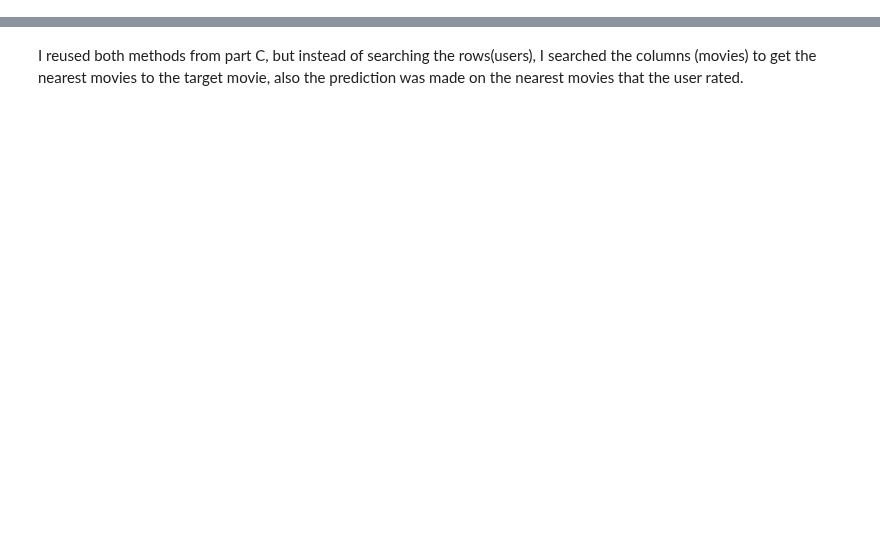
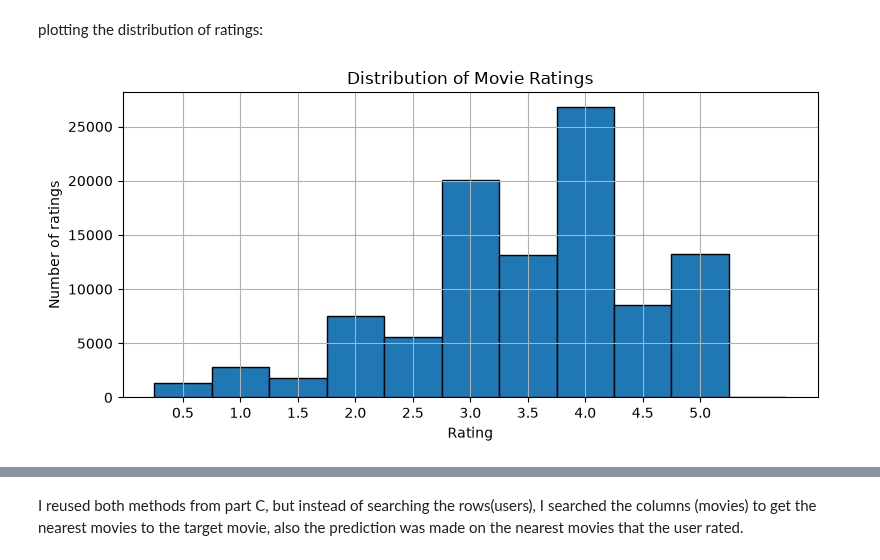
Before and after one commit to hagermaged/MachineLearning_Fall26, a Jupyter notebook: part2/part2.ipynb, the cells around one changed output, grey strips where cells are left out. Saved outputs shown, nothing was run; the diff lists cells and outputs as text; code cells hidden in the pictures; blank space fills up the shorter version.

```diff
--- a/part2/part2.ipynb
+++ b/part2/part2.ipynb
@@ -0,0 +1,10 @@
+# %%
+import pandas as pd
+import numpy as np
+import matplotlib.pyplot as plt
+
+ratings = pd.read_csv("data/ratings.csv")
+movies = pd.read_csv("data/movies.csv")
+
+display(ratings.head())
+display(movies.head())
@@ -0,0 +74,19 @@
+# %% [markdown]
+plotting the distribution of ratings:
+# %%
+# Distribution of individual ratings
+plt.figure(figsize=(8, 4))
+
+ratings["rating"].hist(
+    bins=np.arange(0.25, 5.76, 0.5),
+    edgecolor="black"
+)
+
+plt.xlabel("Rating")
+plt.ylabel("Number of ratings")
+plt.title("Distribution of Movie Ratings")
+plt.xticks(np.arange(0.5, 5.1, 0.5))
+plt.tight_layout()
+plt.show()
+# %% [output]
+[figure, added]
```
Also changed, not shown: parts of 14 cells of this notebook.
